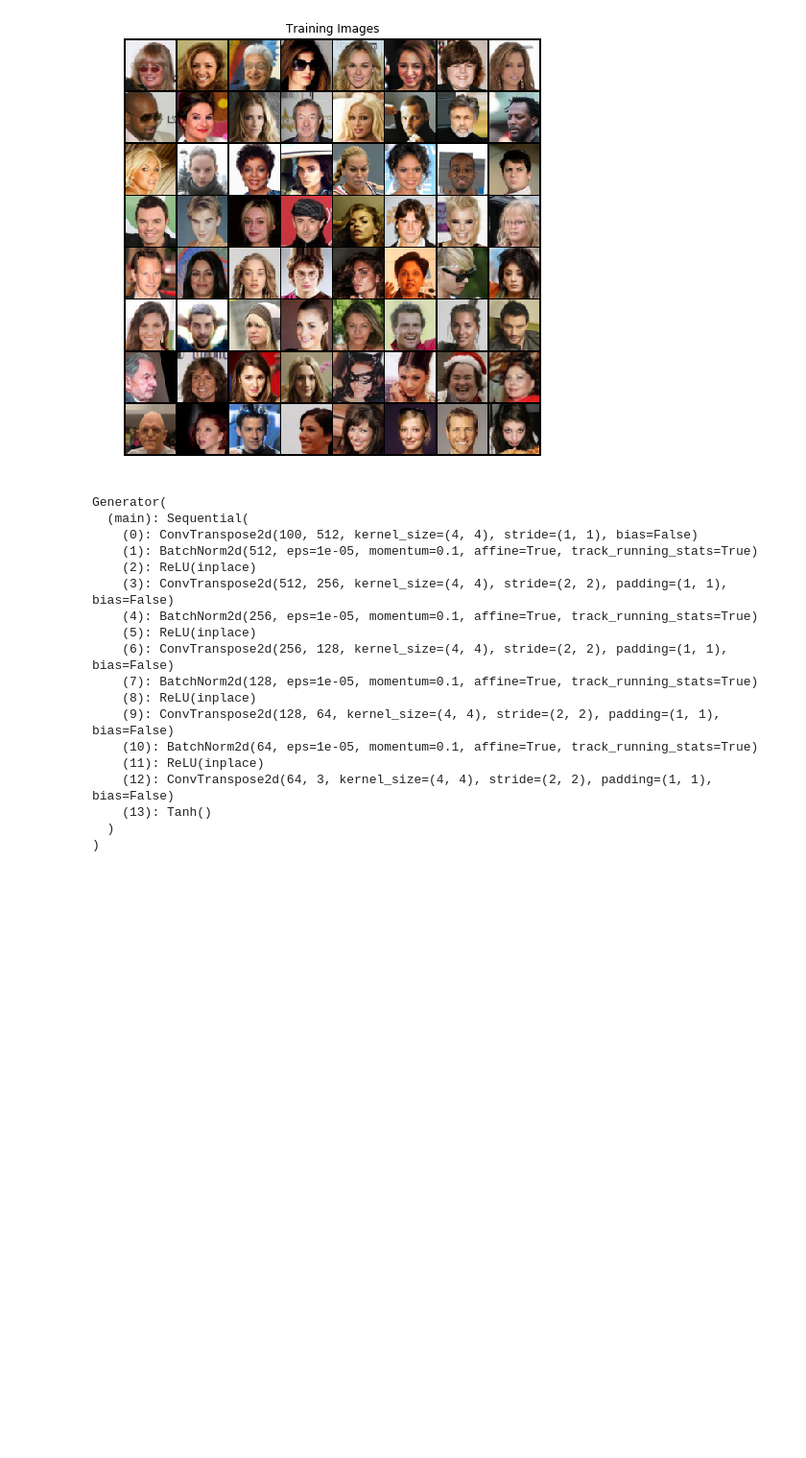
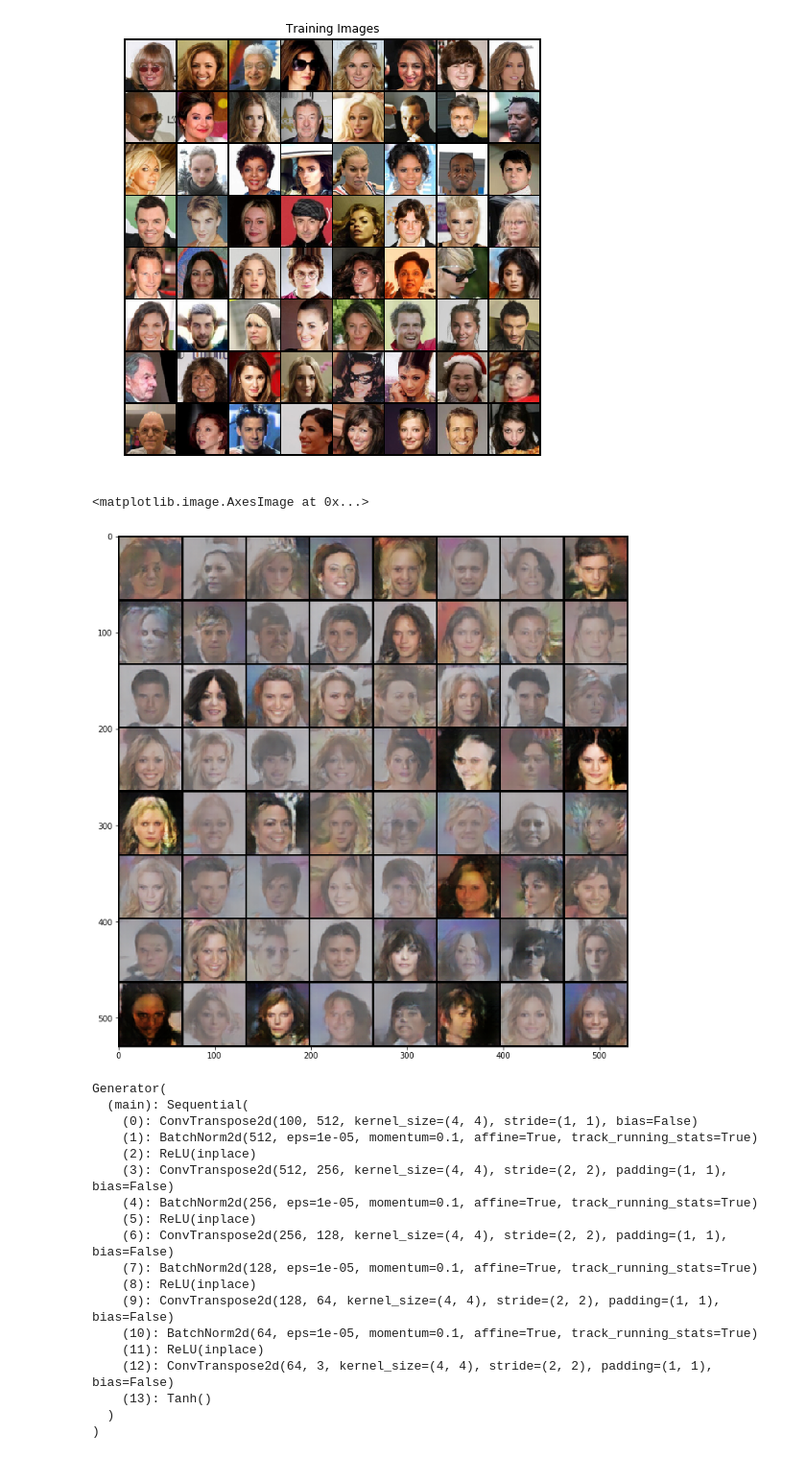
Before and after one commit to m-niemeyer/pytorch_introduction, a Jupyter notebook: pytorch_dcgan.ipynb, the cells around one changed output. Shown at 96% size. Saved outputs shown, nothing was run; the diff lists cells and outputs as text; code cells hidden in the pictures; blank space fills up the shorter version.

```diff
--- a/pytorch_dcgan.ipynb
+++ b/pytorch_dcgan.ipynb
@@ -63,4 +63,10 @@ lr = 0.0002
 beta1 = 0.5
 
 # Number of GPUs available. Use 0 for CPU mode.
-ngpu = 1
+print("Using", torch.cuda.device_count(), "GPUs.")
+ngpu = torch.cuda.device_count()
+
+
+# Decide which device we want to run on
+device = torch.device("cuda:0" if (torch.cuda.is_available() and ngpu > 0) else "cpu")
+print("Running on %s." % (device))
@@ -127,6 +135,19 @@ class Generator(nn.Module):
         return self.main(input)
 # %%
 netG = Generator(ngpu).to(device)
+# %%
+netG.load_state_dict(torch.load('./models/netG.pt', map_location='cpu'))
+netG = netG.to(device)
+# %%
+noise = torch.randn(64, nz, 1, 1, device=device)
+fake_img = netG(noise).detach()
+img_grid = vutils.make_grid(fake_img, padding=2, normalize=True).numpy()
+# %%
+plt.figure(figsize=(12,12))
+plt.imshow(img_grid.transpose((1, 2, 0)))
+# %% [output]
+<matplotlib.image.AxesImage at 0x...>
+[figure, added]
 # %%
 if (device.type == "cuda") and (ngpu > 1):
     netG = nn.DataParallel(netG, list(range(ngpu)))
```
Also changed, not shown: parts of 2 cells of this notebook, 3 other files.
